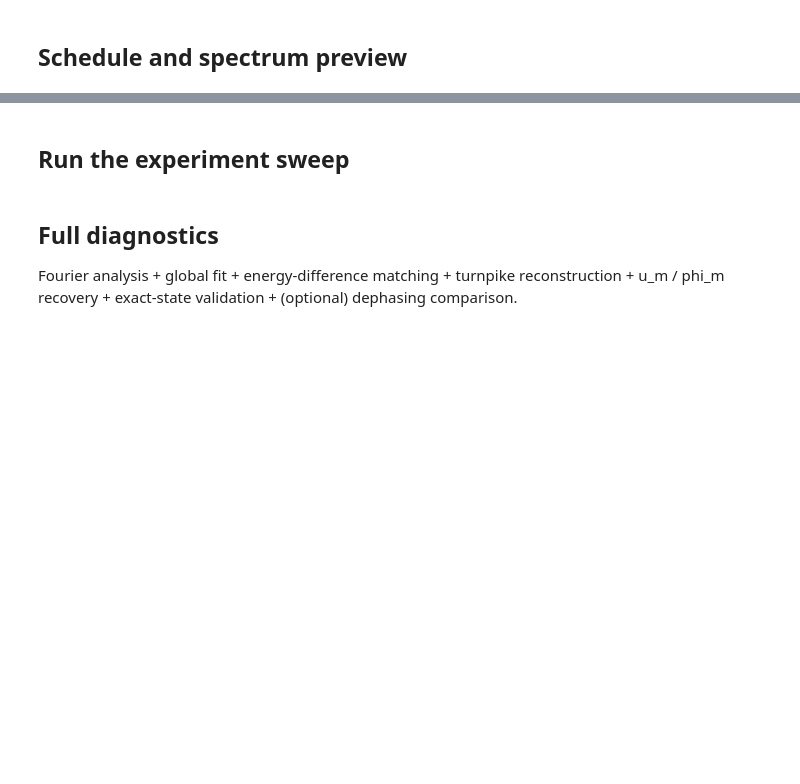
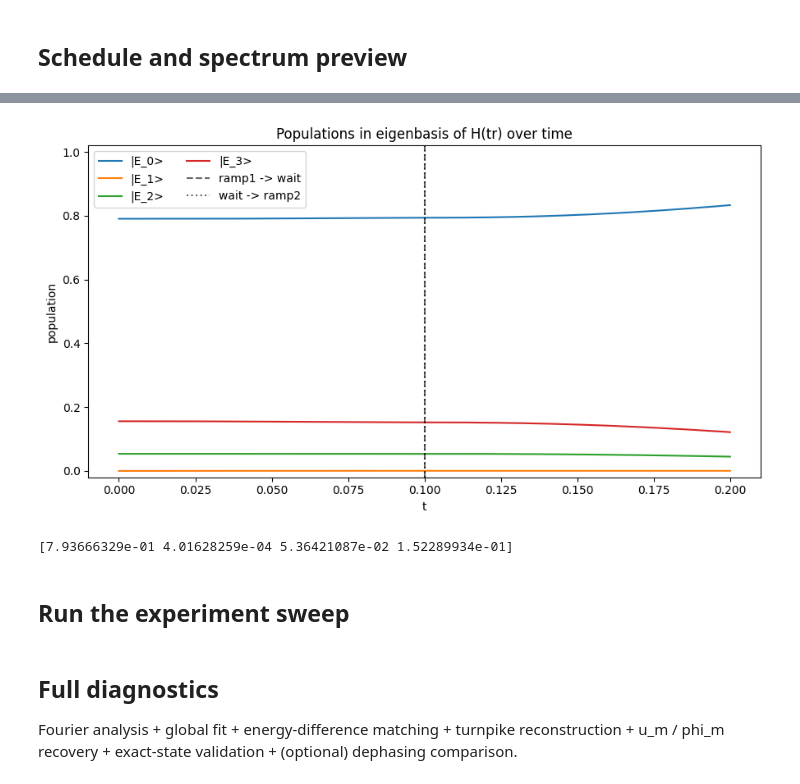
Before and after one commit to OsQarM/lsz_spectroscopy, a Jupyter notebook: notebooks/LSZ_main.ipynb, the cells around one changed output, grey strips where cells are left out. Drawn from its saved outputs; the diff is of its cells as text; code cells hidden in the pictures; blank space fills up the shorter version.

```diff
--- a/notebooks/LSZ_main.ipynb
+++ b/notebooks/LSZ_main.ipynb
@@ -146,3 +185,35 @@ plt.show()
+# %%
+sample_wait = 0
+evo = LSZ_experiment(nqubits, epsilon, H_target_dict, ramp_time, sample_wait, dt,
+                     assymetry_factors=assymetry_coefficients, initial_state=psi0)
+sim_r1, sim_w, sim_r2 = evo.time_evolution()
+
+pops_r1 = evo.calculate_eigenbasis_populations(sim_r1)
+pops_w  = evo.calculate_eigenbasis_populations(sim_w)
+pops_r2 = evo.calculate_eigenbasis_populations(sim_r2)
+
+t_all = np.concatenate([sim_r1.times, sim_w.times, sim_r2.times])
+pops_all = np.concatenate([pops_r1, pops_w, pops_r2], axis=0)
+
+fig, ax = plt.subplots(figsize=(9, 5))
+for k in range(pops_all.shape[1]):
+    ax.plot(t_all, pops_all[:, k], label=f'|E_{k}>')
+
+ax.axvline(evo.tr,          color='k', linestyle='--', alpha=0.6, label='ramp1 -> wait')
+ax.axvline(evo.tr + evo.tw, color='k', linestyle=':',  alpha=0.6, label='wait -> ramp2')
+
+ax.set_xlabel('t')
+ax.set_ylabel('population')
+ax.set_title('Populations in eigenbasis of H(tr) over time')
+ax.set_ylim(-0.02, 1.02)
+ax.legend(loc='best', ncol=2)
+plt.tight_layout()
+plt.show()
+
+print(pops_r1[-1])
+# %% [output]
+[figure, added]
+[7.93666329e-01 4.01628259e-04 5.36421087e-02 1.52289934e-01]
 # %% [markdown]
 ## Run the experiment sweep
 # %%
```
Also changed, not shown: parts of 9 cells of this notebook, 5 other files.
